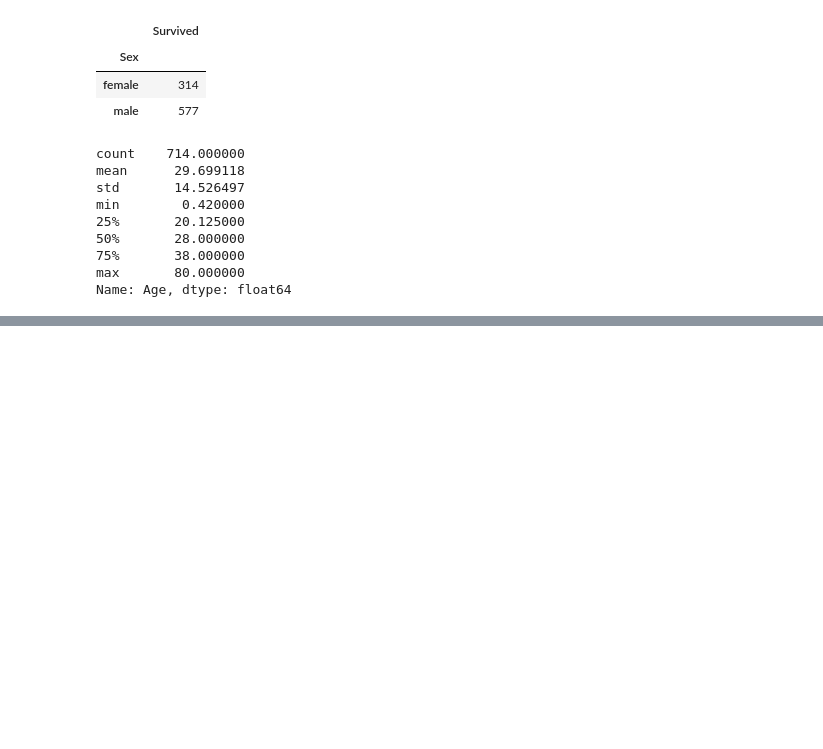
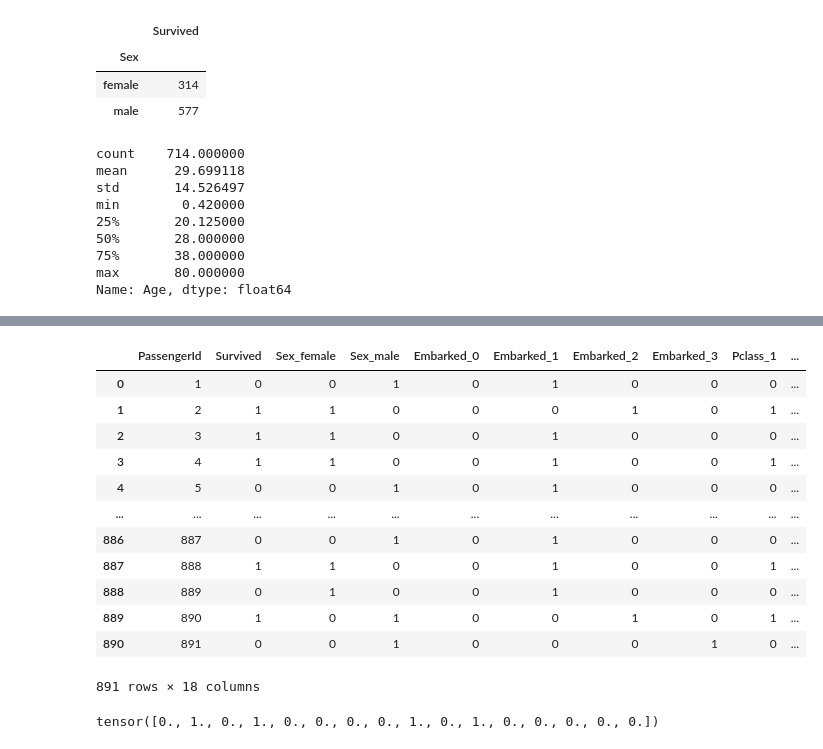
Before and after one commit to jijinexp/kaggle-competitions, a Jupyter notebook: titanic-disaster.ipynb, the cells around one changed output, grey strips where cells are left out. Saved outputs shown, nothing was run; the diff lists cells and outputs as text; code cells hidden in the pictures; blank space fills up the shorter version.

```diff
--- a/titanic-disaster.ipynb
+++ b/titanic-disaster.ipynb
@@ -127,8 +135,6 @@ train_plne = train.copy()
 test_plne = test.copy()
 train_plne['Embarked'] = train_plne['Embarked'].replace(embarked_mapping)
 test_plne['Embarked'] = test_plne['Embarked'].replace(embarked_mapping)
-train_plne['Sex'] = train_plne['Sex'].replace({'male': 1, 'female': 0})
-test_plne['Sex'] = test_plne['Sex'].replace({'male': 1, 'female': 0})
 train_median_age = train_plne['Age'].median()
 test_median_age = test_plne['Age'].median()
 
@@ -165,0 +172,3 @@ For example, when doing 'df[col].method(value, inplace=True)', try using 'df.met
+# %%
+train_plne = pd.get_dummies(train_plne, columns=['Sex','Embarked','Pclass','Age Group'], prefix=['Sex','Embarked','Pclass','Age Group'], dtype=int)
+test_plne = pd.get_dummies(test_plne, columns=['Sex','Embarked','Pclass', 'Age Group'], prefix=['Sex','Embarked','Pclass','Age Group'], dtype=int)
@@ -214,0 +260,17 @@ dtype: object
+# %%
+drop_columns = ['Name','Age','SibSp','Parch','Fare','Ticket','Cabin']
+train_plne.drop(drop_columns, axis=1)
+# %% [output]
+|  | PassengerId | Survived | Sex_female | Sex_male | Embarked_0 | Embarked_1 | Embarked_2 | Embarked_3 | Pclass_1 | ... |
+| 0 | 1 | 0 | 0 | 1 | 0 | 1 | 0 | 0 | 0 | ... |
+| 1 | 2 | 1 | 1 | 0 | 0 | 0 | 1 | 0 | 1 | ... |
+| 2 | 3 | 1 | 1 | 0 | 0 | 1 | 0 | 0 | 0 | ... |
+| 3 | 4 | 1 | 1 | 0 | 0 | 1 | 0 | 0 | 1 | ... |
+| 4 | 5 | 0 | 0 | 1 | 0 | 1 | 0 | 0 | 0 | ... |
+| ... | ... | ... | ... | ... | ... | ... | ... | ... | ... | ... |
+| 886 | 887 | 0 | 0 | 1 | 0 | 1 | 0 | 0 | 0 | ... |
+| 887 | 888 | 1 | 1 | 0 | 0 | 1 | 0 | 0 | 1 | ... |
+| 888 | 889 | 0 | 1 | 0 | 0 | 1 | 0 | 0 | 0 | ... |
+| 889 | 890 | 1 | 0 | 1 | 0 | 0 | 1 | 0 | 1 | ... |
+| 890 | 891 | 0 | 0 | 1 | 0 | 0 | 0 | 1 | 0 | ... |
+891 rows × 18 columns
@@ -214,0 +283,7 @@ dtype: object
+# %%
+import torch
+xs = torch.Tensor(X.values)
+ys = torch.Tensor(y.values)
+xs[0]
+# %% [output]
+tensor([0., 1., 0., 1., 0., 0., 0., 0., 1., 0., 1., 0., 0., 0., 0., 0.])
```
Also changed, not shown: parts of 30 cells of this notebook.
